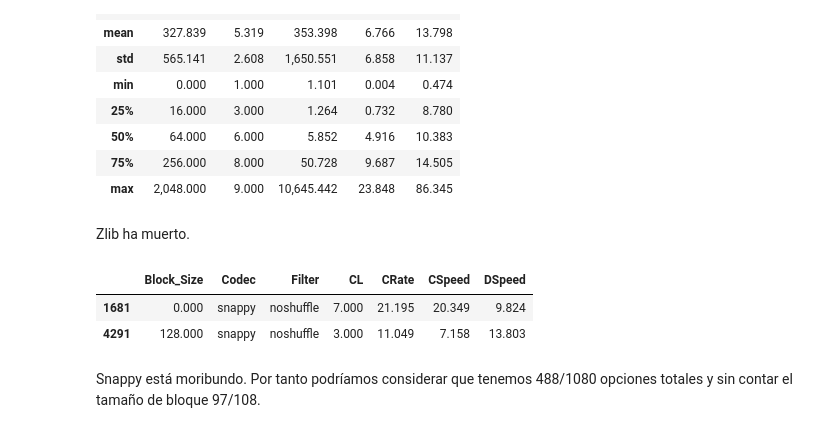
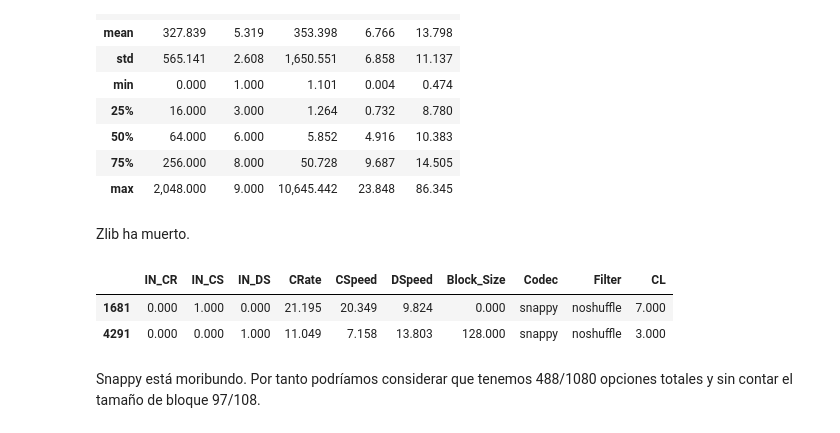
Before and after one commit to albertosm27/bloscml, a Jupyter notebook: notebooks/deliver/training_data_generator.ipynb, the cells around one changed output. Saved outputs shown, nothing was run; the diff lists cells and outputs as text; code cells hidden in the pictures.

```diff
--- a/notebooks/deliver/training_data_generator.ipynb
+++ b/notebooks/deliver/training_data_generator.ipynb
@@ -58,8 +56,7 @@ from IPython.display import display
 pd.options.display.float_format = '{:,.3f}'.format
 # %%
 CHUNK_ID = ["Filename", "DataSet", "Table", "Chunk_Number"]
-#CHUNK_FEATURES = ["Table", "DType", "Chunk_Size", "Mean", "Median", "Sd", "Skew", "Kurt", "Min", "Max", "Q1", "Q3", "N_Streaks"]
-CHUNK_FEATURES = ["Table", "DType", "Chunk_Size", "Mean", "Median", "Sd", "Skew", "Kurt", "Min", "Max", "Q1", "Q3"]
+CHUNK_FEATURES = ["Table", "DType", "Chunk_Size", "Mean", "Median", "Sd", "Skew", "Kurt", "Min", "Max", "Q1", "Q3", "N_Streaks"]
 OUT_OPTIONS = ["Block_Size", "Codec", "Filter", "CL"]
 TEST_FEATURES = ["CRate", "CSpeed", "DSpeed"]
 COLS = ["Filename" , "DataSet", "Chunk_Number"] + CHUNK_FEATURES + OUT_OPTIONS + TEST_FEATURES
@@ -261,11 +258,11 @@ Distinct block sizes 10
 Zlib ha muerto.
 # %%
 # IMPRIMIMOS A NUESTRO MARCIANO FAVORITO
-display(distinct_total[distinct_total.Codec == 'snappy'])
+display(training_df[training_df.Codec == 'snappy'][IN_USER + TEST_FEATURES + OUT_OPTIONS])
 # %% [output]
-|  | Block_Size | Codec | Filter | CL | CRate | CSpeed | DSpeed |
-| 1681 | 0.000 | snappy | noshuffle | 7.000 | 21.195 | 20.349 | 9.824 |
-| 4291 | 128.000 | snappy | noshuffle | 3.000 | 11.049 | 7.158 | 13.803 |
+|  | IN_CR | IN_CS | IN_DS | CRate | CSpeed | DSpeed | Block_Size | Codec | Filter | CL |
+| 1681 | 0.000 | 1.000 | 0.000 | 21.195 | 20.349 | 9.824 | 0.000 | snappy | noshuffle | 7.000 |
+| 4291 | 0.000 | 0.000 | 1.000 | 11.049 | 7.158 | 13.803 | 128.000 | snappy | noshuffle | 3.000 |
 # %% [markdown]
 Snappy está moribundo. Por tanto podríamos considerar que tenemos 488/1080 opciones totales y sin contar el tamaño de bloque 97/108.
 # %%
```
Also changed, not shown: parts of 7 cells of this notebook, 9 other files.
